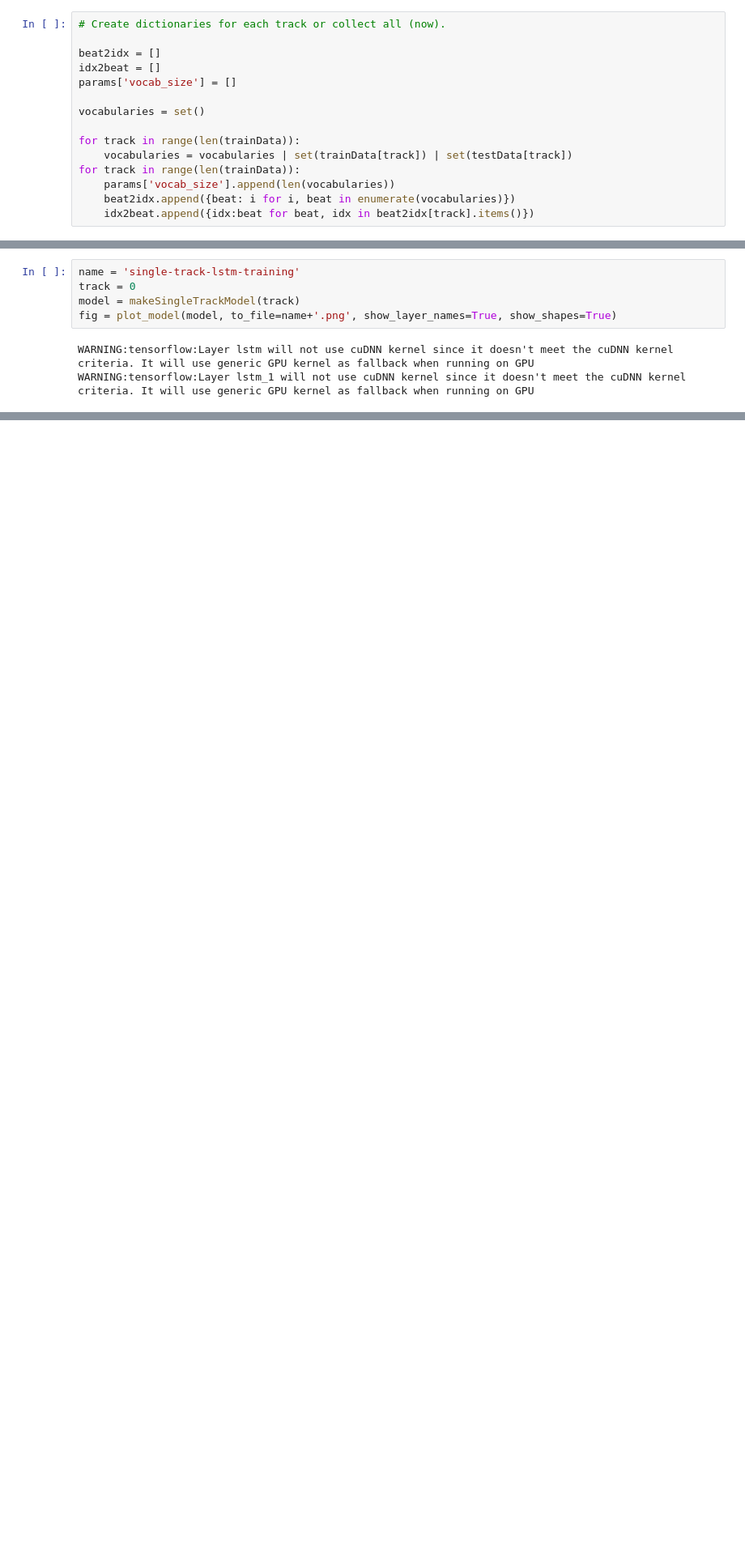
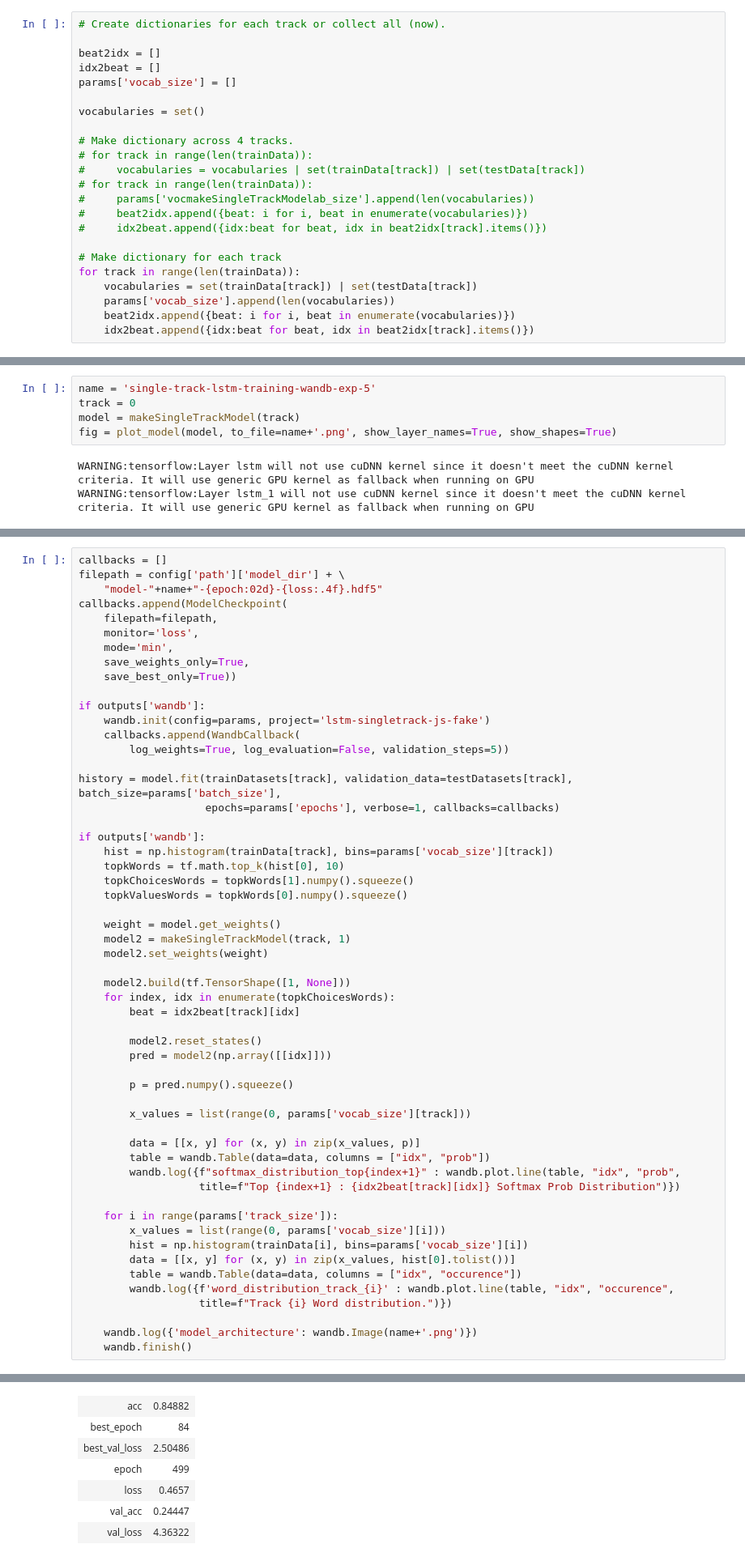
Before and after one commit to stu00608/LoFi-Loop-Generator, a Jupyter notebook: js-fakes-training.ipynb, the cells around one changed output, grey strips where cells are left out. Shown at 81% size. Drawn from its saved outputs; the diff is of its cells as text; blank space fills up the shorter version.

Commit message:
Plot the softmax distribution and Word distribution on wandb.

```diff
--- a/js-fakes-training.ipynb
+++ b/js-fakes-training.ipynb
@@ -26,9 +26,17 @@ params['vocab_size'] = []
 
 vocabularies = set()
 
+# Make dictionary across 4 tracks.
+# for track in range(len(trainData)):
+#     vocabularies = vocabularies | set(trainData[track]) | set(testData[track])
+# for track in range(len(trainData)):
+#     params['vocmakeSingleTrackModelab_size'].append(len(vocabularies))
+#     beat2idx.append({beat: i for i, beat in enumerate(vocabularies)})
+#     idx2beat.append({idx:beat for beat, idx in beat2idx[track].items()})
+
+# Make dictionary for each track
 for track in range(len(trainData)):
-    vocabularies = vocabularies | set(trainData[track]) | set(testData[track])
-for track in range(len(trainData)):
+    vocabularies = set(trainData[track]) | set(testData[track])
     params['vocab_size'].append(len(vocabularies))
     beat2idx.append({beat: i for i, beat in enumerate(vocabularies)})
     idx2beat.append({idx:beat for beat, idx in beat2idx[track].items()})
@@ -57,7 +65,7 @@ trainDatasets[0]
 # %% [markdown]
 ## Single track training
 # %%
-name = 'single-track-lstm-training'
+name = 'single-track-lstm-training-wandb-exp-5'
 track = 0
 model = makeSingleTrackModel(track)
 fig = plot_model(model, to_file=name+'.png', show_layer_names=True, show_shapes=True)
@@ -84,0 +75,56 @@ history = model.fit(trainDatasets[track], validation_data=testDatasets[track], b
+# %%
+callbacks = []
+filepath = config['path']['model_dir'] + \
+    "model-"+name+"-{epoch:02d}-{loss:.4f}.hdf5"
+callbacks.append(ModelCheckpoint(
+    filepath=filepath,
+    monitor='loss',
+    mode='min',
+    save_weights_only=True,
+    save_best_only=True))
+
+if outputs['wandb']:
+    wandb.init(config=params, project='lstm-singletrack-js-fake')
+    callbacks.append(WandbCallback(
+        log_weights=True, log_evaluation=False, validation_steps=5))
+
+history = model.fit(trainDatasets[track], validation_data=testDatasets[track], batch_size=params['batch_size'],
+                    epochs=params['epochs'], verbose=1, callbacks=callbacks)
+
+if outputs['wandb']:
+    hist = np.histogram(trainData[track], bins=params['vocab_size'][track])
+    topkWords = tf.math.top_k(hist[0], 10)
+    topkChoicesWords = topkWords[1].numpy().squeeze()
+    topkValuesWords = topkWords[0].numpy().squeeze()
+
+    weight = model.get_weights()
+    model2 = makeSingleTrackModel(track, 1)
+    model2.set_weights(weight)
+
+    model2.build(tf.TensorShape([1, None]))
+    for index, idx in enumerate(topkChoicesWords):
+        beat = idx2beat[track][idx]
+
+        model2.reset_states()
+        pred = model2(np.array([[idx]]))
+
+        p = pred.numpy().squeeze()
+
+        x_values = list(range(0, params['vocab_size'][track]))
+
+        data = [[x, y] for (x, y) in zip(x_values, p)]
+        table = wandb.Table(data=data, columns = ["idx", "prob"])
+        wandb.log({f"softmax_distribution_top{index+1}" : wandb.plot.line(table, "idx", "prob",
+                   title=f"Top {index+1} : {idx2beat[track][idx]} Softmax Prob Distribution")})
+
+    for i in range(params['track_size']):
+        x_values = list(range(0, params['vocab_size'][i]))
+        hist = np.histogram(trainData[i], bins=params['vocab_size'][i])
+        data = [[x, y] for (x, y) in zip(x_values, hist[0].tolist())]
+        table = wandb.Table(data=data, columns = ["idx", "occurence"])
+        wandb.log({f'word_distribution_track_{i}' : wandb.plot.line(table, "idx", "occurence",
+                   title=f"Track {i} Word distribution.")})
+
+    wandb.log({'model_architecture': wandb.Image(name+'.png')})
+    wandb.finish()
+# %% [output]
@@ -84,0 +162,7 @@ history = model.fit(trainDatasets[track], validation_data=testDatasets[track], b
+| acc | 0.84882 |
+| best_epoch | 84 |
+| best_val_loss | 2.50486 |
+| epoch | 499 |
+| loss | 0.4657 |
+| val_acc | 0.24447 |
+| val_loss | 4.36322 |
```
Also changed, not shown: parts of 11 cells of this notebook, 1 other file.
